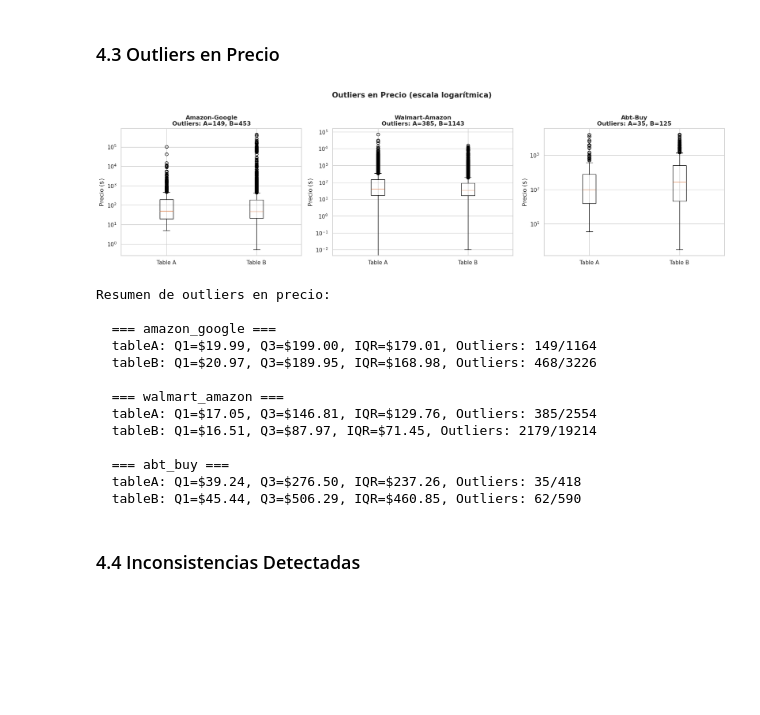
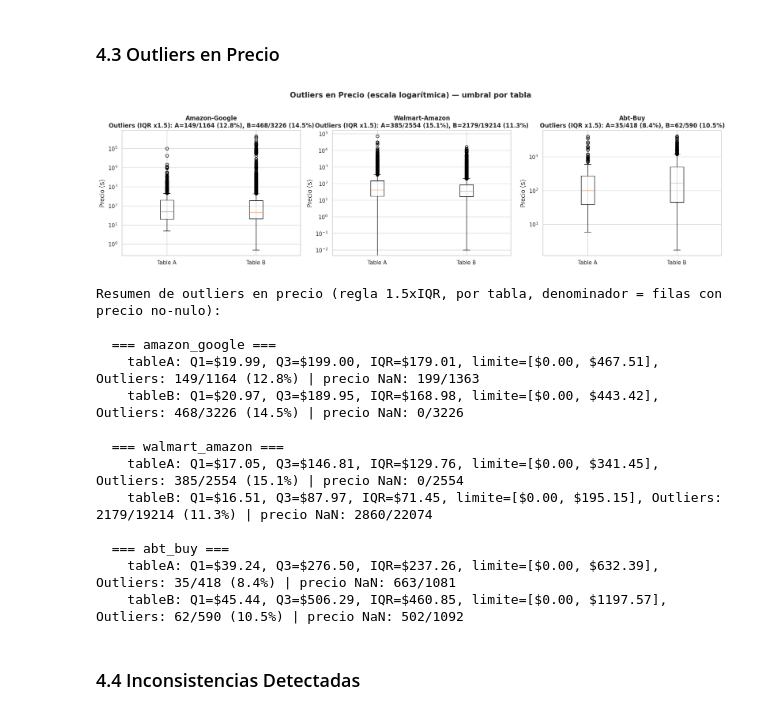
Before and after one commit to pescudeiro/CDA-2, a Jupyter notebook: notebooks/01_dataset_description_executed.ipynb, the cells around one changed output. Drawn from its saved outputs; the diff is of its cells as text; code cells hidden in the pictures; blank space fills up the shorter version.

```diff
--- a/notebooks/01_dataset_description_executed.ipynb
+++ b/notebooks/01_dataset_description_executed.ipynb
@@ -325,14 +389,11 @@ Dataset: amazon_google
 fig, axes = plt.subplots(2, 3, figsize=(18, 10))
 
 for idx, (name, ds) in enumerate(datasets.items()):
-    # Campo principal de texto
     text_field = 'title' if 'title' in ds['tableA'].columns else 'name'
 
-    # Distribución de longitud de caracteres
     lengths_a = ds['tableA'][text_field].dropna().astype(str).str.len()
     lengths_b = ds['tableB'][text_field].dropna().astype(str).str.len()
 
-    # Histograma
     ax = axes[0, idx]
     ax.hist(lengths_a, bins=30, alpha=0.5, label=f'Table A (n={len(lengths_a)})', color='#3498db')
     ax.hist(lengths_b, bins=30, alpha=0.5, label=f'Table B (n={len(lengths_b)})', color='#e74c3c')
@@ -341,9 +402,8 @@ for idx, (name, ds) in enumerate(datasets.items()):
     ax.set_ylabel('Frecuencia')
     ax.legend()
 
-    # Boxplot
     ax = axes[1, idx]
-    ax.boxplot([lengths_a, lengths_b], labels=['Table A', 'Table B'])
+    ax.boxplot([lengths_a, lengths_b], tick_labels=['Table A', 'Table B'])
     ax.set_title(f'Distribución de longitud - {name.replace("_", "-").title()}')
     ax.set_ylabel('Caracteres')
 
@@ -563,56 +612,69 @@ Análisis de duplicados:
 # %% [markdown]
 ### 4.3 Outliers en Precio
 # %%
+def iqr_outliers(series):
+    s = series.dropna()
+    q1, q3 = s.quantile(0.25), s.quantile(0.75)
+    iqr = q3 - q1
+    lower, upper = q1 - 1.5*iqr, q3 + 1.5*iqr
+    n_out = ((s < lower) | (s > upper)).sum()
+    return q1, q3, iqr, lower, upper, n_out, len(s)
+
 fig, axes = plt.subplots(1, 3, figsize=(18, 5))
 
 for ax, (name, ds) in zip(axes, datasets.items()):
     price_a = pd.to_numeric(ds['tableA']['price'], errors='coerce').dropna()
     price_b = pd.to_numeric(ds['tableB']['price'], errors='coerce').dropna()
 
-    # Calcular IQR
-    q1 = price_a.quantile(0.25)
-    q3 = price_a.quantile(0.75)
-    iqr = q3 - q1
-    upper = q3 + 1.5 * iqr
+    _, _, _, _, _, out_a, n_a = iqr_outliers(price_a)
+    _, _, _, _, _, out_b, n_b = iqr_outliers(price_b)
 
-    outliers_a = (price_a > upper).sum()
-    outliers_b = (price_b > upper).sum()
-
-    bp = ax.boxplot([price_a, price_b], labels=['Table A', 'Table B'])
-    ax.set_title(f'{name.replace("_", "-").title()}\nOutliers: A={outliers_a}, B={outliers_b}', fontweight='bold')
+    ax.boxplot([price_a, price_b], tick_labels=['Table A', 'Table B'])
+    ax.set_title(
+        f'{name.replace("_", "-").title()}\n'
+        f'Outliers (IQR x1.5): A={out_a}/{n_a} ({out_a/n_a*100:.1f}%), '
+        f'B={out_b}/{n_b} ({out_b/n_b*100:.1f}%)',
+        fontweight='bold'
+    )
     ax.set_ylabel('Precio ($)')
     ax.set_yscale('log')
 
-plt.suptitle('Outliers en Precio (escala logarítmica)', fontsize=15, fontweight='bold', y=1.02)
+plt.suptitle('Outliers en Precio (escala logarítmica) — umbral por tabla',
+             fontsize=15, fontweight='bold', y=1.02)
 plt.tight_layout()
 plt.savefig('../data/price_outliers.png', dpi=150, bbox_inches='tight')
 plt.show()
 
-print("Resumen de outliers en precio:")
+print("Resumen de outliers en precio (regla 1.5xIQR, por tabla, "
+      "denominador = filas con precio no-nulo):\n")
 for name, ds in datasets.items():
-    print(f"\n  === {name} ===")
+    print(f"  === {name} ===")
     for table_name in ['tableA', 'tableB']:
-        price = pd.to_numeric(ds[table_name]['price'], errors='coerce').dropna()
-        q1, q3 = price.quantile(0.25), price.quantile(0.75)
-        iqr = q3 - q1
-        lower, upper = q1 - 1.5*iqr, q3 + 1.5*iqr
-        outliers = ((price < lower) | (price > upper)).sum()
-        print(f"  {table_name}: Q1=${q1:.2f}, Q3=${q3:.2f}, IQR=${iqr:.2f}, Outliers: {outliers}/{len(price)}")
+        price = pd.to_numeric(ds[table_name]['price'], errors='coerce')
+        n_total = len(price)
+        n_nan = price.isna().sum()
+        q1, q3, iqr, lo, up, n_out, n_valid = iqr_outliers(price)
+        pct = n_out/n_valid*100 if n_valid else 0
+        print(f"    {table_name}: Q1=${q1:.2f}, Q3=${q3:.2f}, IQR=${iqr:.2f}, "
+              f"limite=[${max(lo,0):.2f}, ${up:.2f}], "
+              f"Outliers: {n_out}/{n_valid} ({pct:.1f}%) "
+              f"| precio NaN: {n_nan}/{n_total}")
+    print()
 # %% [output]
-[figure, old version]
+[figure, new version]
-Resumen de outliers en precio:
+Resumen de outliers en precio (regla 1.5xIQR, por tabla, denominador = filas con precio no-nulo):
 
   === amazon_google ===
-  tableA: Q1=$19.99, Q3=$199.00, IQR=$179.01, Outliers: 149/1164
-  tableB: Q1=$20.97, Q3=$189.95, IQR=$168.98, Outliers: 468/3226
+    tableA: Q1=$19.99, Q3=$199.00, IQR=$179.01, limite=[$0.00, $467.51], Outliers: 149/1164 (12.8%) | precio NaN: 199/1363
+    tableB: Q1=$20.97, Q3=$189.95, IQR=$168.98, limite=[$0.00, $443.42], Outliers: 468/3226 (14.5%) | precio NaN: 0/3226
 
   === walmart_amazon ===
-  tableA: Q1=$17.05, Q3=$146.81, IQR=$129.76, Outliers: 385/2554
-  tableB: Q1=$16.51, Q3=$87.97, IQR=$71.45, Outliers: 2179/19214
+    tableA: Q1=$17.05, Q3=$146.81, IQR=$129.76, limite=[$0.00, $341.45], Outliers: 385/2554 (15.1%) | precio NaN: 0/2554
+    tableB: Q1=$16.51, Q3=$87.97, IQR=$71.45, limite=[$0.00, $195.15], Outliers: 2179/19214 (11.3%) | precio NaN: 2860/22074
 
   === abt_buy ===
-  tableA: Q1=$39.24, Q3=$276.50, IQR=$237.26, Outliers: 35/418
-  tableB: Q1=$45.44, Q3=$506.29, IQR=$460.85, Outliers: 62/590
+    tableA: Q1=$39.24, Q3=$276.50, IQR=$237.26, limite=[$0.00, $632.39], Outliers: 35/418 (8.4%) | precio NaN: 663/1081
+    tableB: Q1=$45.44, Q3=$506.29, IQR=$460.85, limite=[$0.00, $1197.57], Outliers: 62/590 (10.5%) | precio NaN: 502/1092
 # %% [markdown]
 ### 4.4 Inconsistencias Detectadas
 # %%
```
Also changed, not shown: parts of 27 cells of this notebook, 13 other files.
